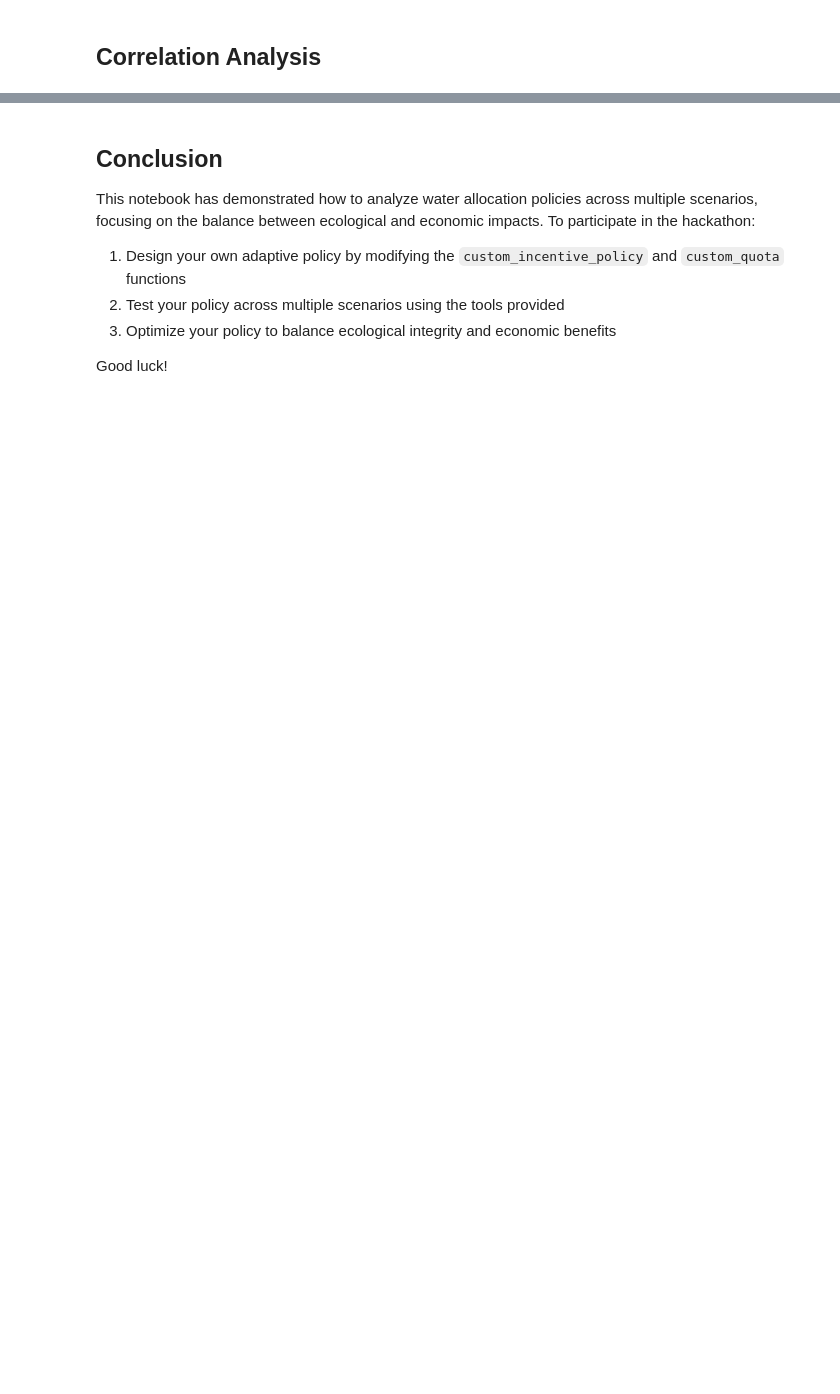
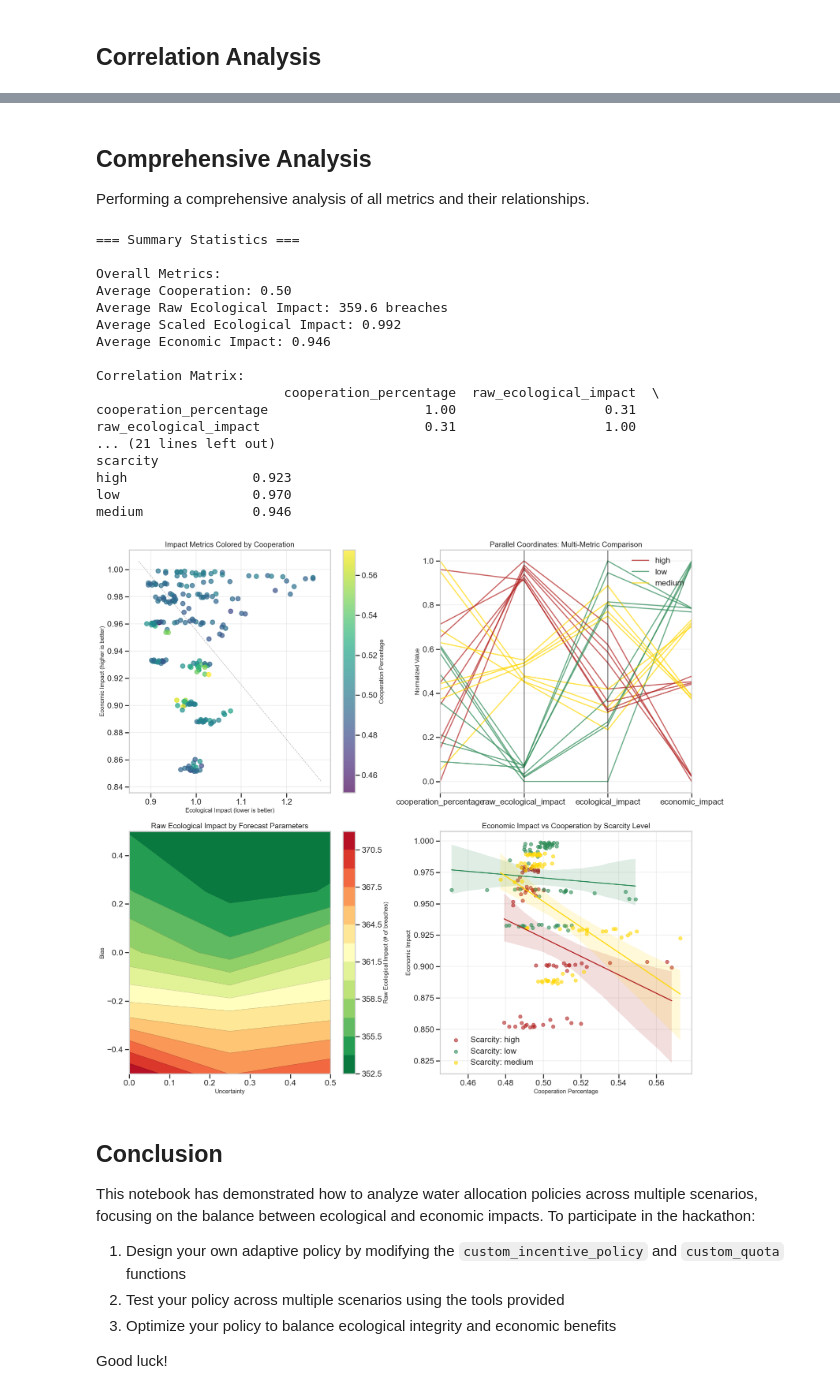
Before and after one commit to lucas066001/WaterScarcity.Hackathon, a Jupyter notebook: multi_scenarios.ipynb, the cells around one changed output, grey strips where cells are left out. Saved outputs shown, nothing was run; the diff lists cells and outputs as text; code cells hidden in the pictures; blank space fills up the shorter version.

```diff
--- a/multi_scenarios.ipynb
+++ b/multi_scenarios.ipynb
@@ -166,3 +241,27 @@ pma.correlation_analysis(results_df)
+# %% [markdown]
+## Comprehensive Analysis
+Performing a comprehensive analysis of all metrics and their relationships.
+# %%
+pma.comprehensive_analysis(results_df)
+# %% [output]
+=== Summary Statistics ===
+
+Overall Metrics:
+Average Cooperation: 0.50
+Average Raw Ecological Impact: 359.6 breaches
+Average Scaled Ecological Impact: 0.992
+Average Economic Impact: 0.946
+
+Correlation Matrix:
+                        cooperation_percentage  raw_ecological_impact  \
+cooperation_percentage                    1.00                   0.31
+raw_ecological_impact                     0.31                   1.00
+... (21 lines left out)
+scarcity
+high                0.923
+low                 0.970
+medium              0.946
+[figure, added]
 # %% [markdown]
 ## Conclusion
 This notebook has demonstrated how to analyze water allocation policies across multiple scenarios,
```
Also changed, not shown: parts of 13 cells of this notebook, 3 other files.
